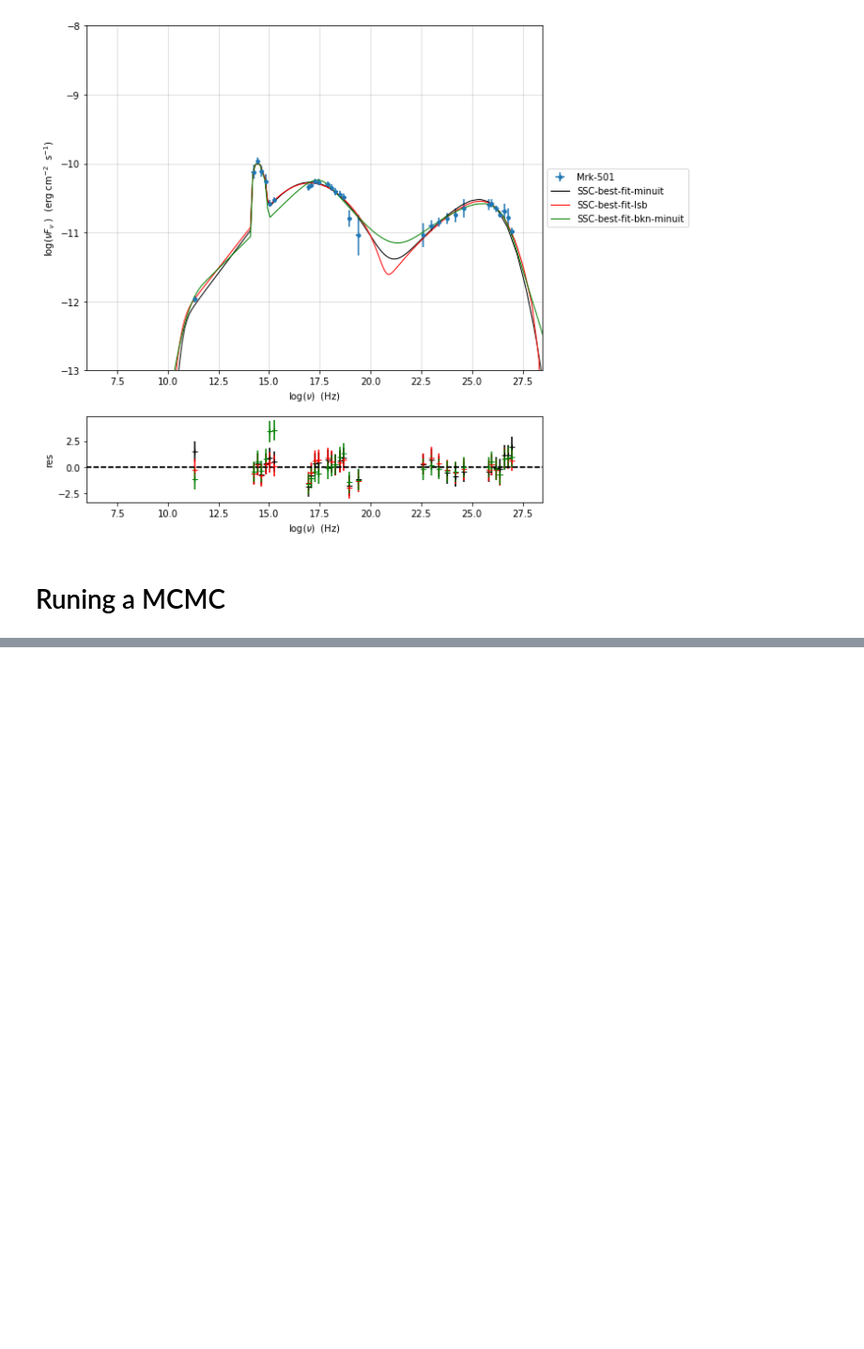
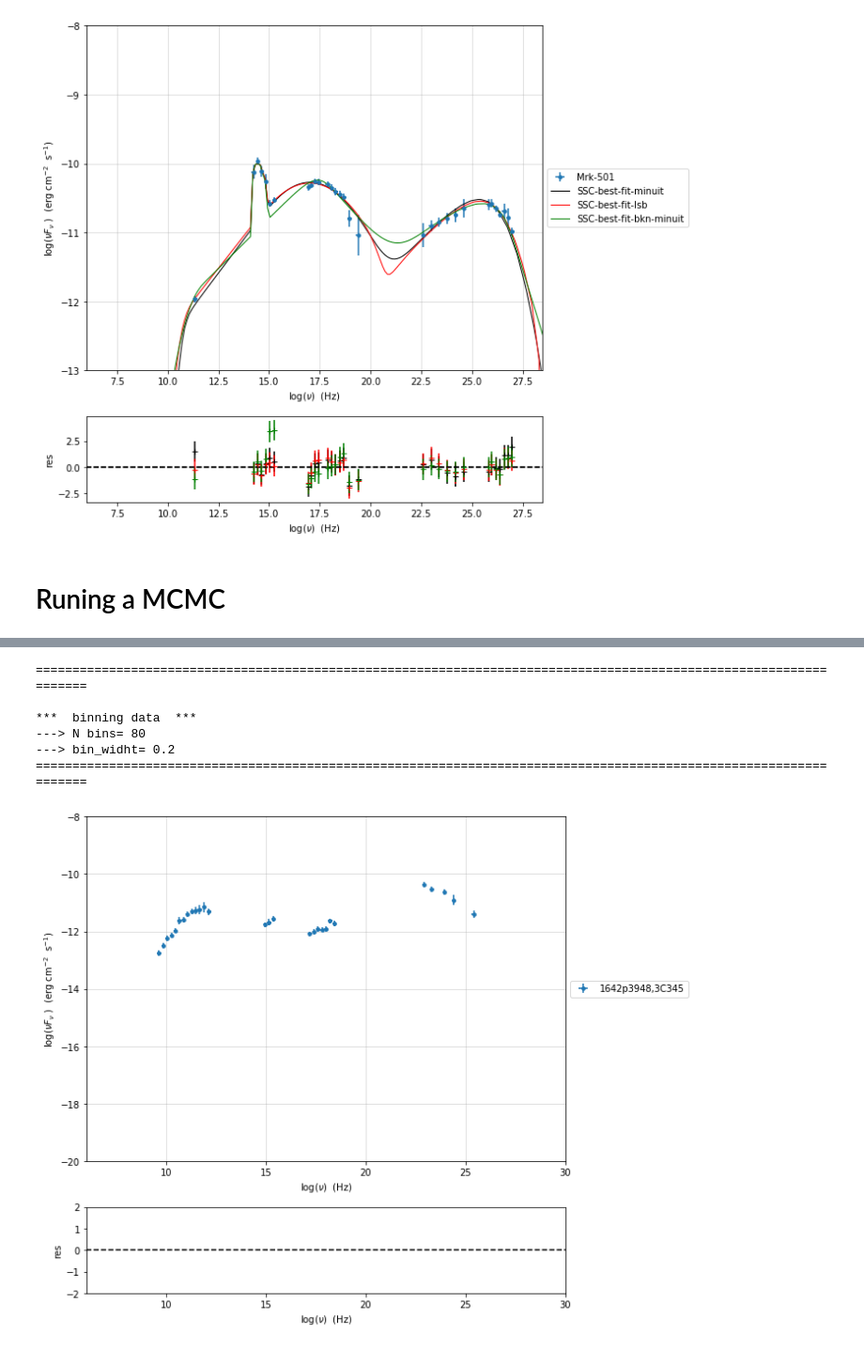
Before and after one commit to andreatramacere/jetset, a Jupyter notebook: notebooks/QuickStart.ipynb, the cells around one changed output, grey strips where cells are left out. Shown at 94% size. Saved outputs shown, nothing was run; the diff lists cells and outputs as text; code cells hidden in the pictures; blank space fills up the shorter version.

```diff
--- a/notebooks/QuickStart.ipynb
+++ b/notebooks/QuickStart.ipynb
@@ -1015,0 +1058,12 @@ f=mcmc.corner_plot()
+# %%
+sed_data.group_data(bin_width=.2)
+sed_data.add_systematics(0.2,[10.**6,10.**29])
+p=sed_data.plot_sed()
+# %% [output]
+===================================================================================================================
+
+***  binning data  ***
+---> N bins= 80
+---> bin_widht= 0.2
+===================================================================================================================
+[figure, added]
```
Also changed, not shown: parts of 21 cells of this notebook, 8 other files.
